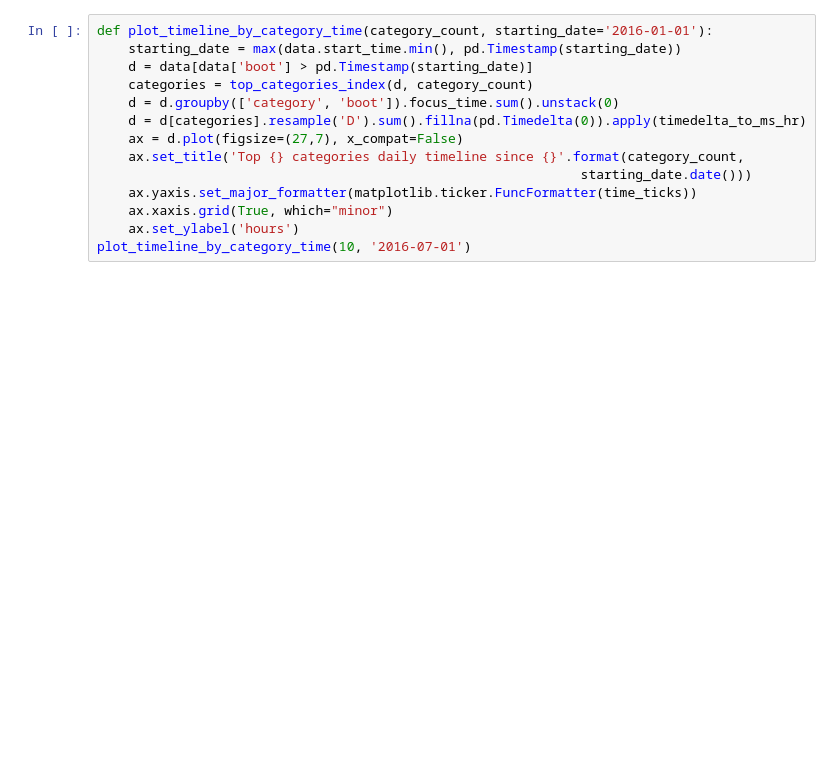
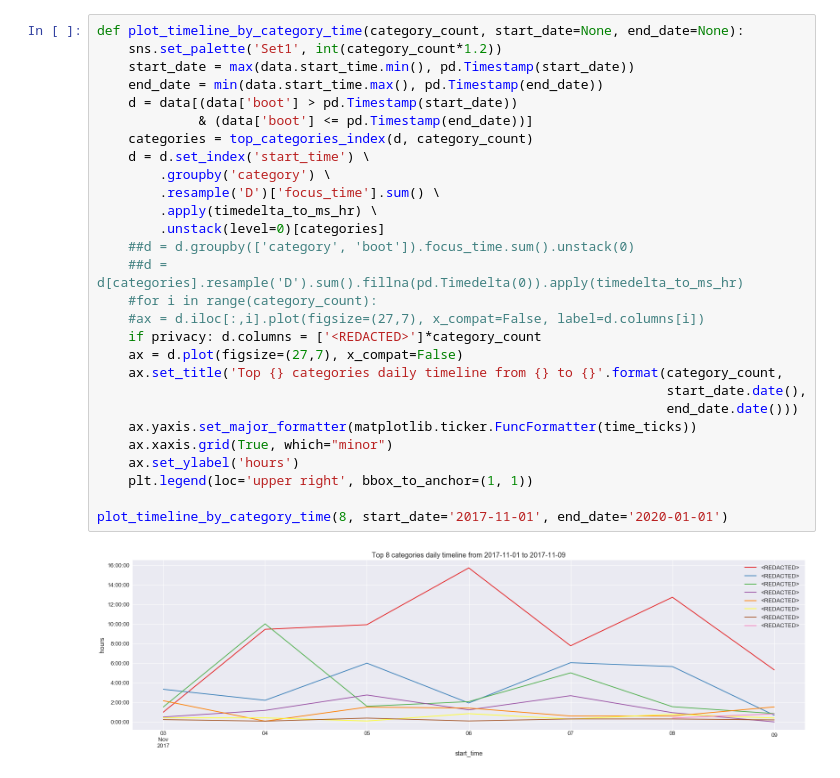
Before and after one commit to RomanKornev/Focus, a Jupyter notebook: Focus.ipynb, the cells around one changed output. Cells and saved outputs as stored; diff of their text form; blank space fills up the shorter version.

```diff
--- a/Focus.ipynb
+++ b/Focus.ipynb
@@ -207,15 +100,31 @@ plot_category_by_day('python')
 # %%
-def plot_timeline_by_category_time(category_count, starting_date='2016-01-01'):
-    starting_date = max(data.start_time.min(), pd.Timestamp(starting_date))
-    d = data[data['boot'] > pd.Timestamp(starting_date)]
+def plot_timeline_by_category_time(category_count, start_date=None, end_date=None):
+    sns.set_palette('Set1', int(category_count*1.2))
+    start_date = max(data.start_time.min(), pd.Timestamp(start_date))
+    end_date = min(data.start_time.max(), pd.Timestamp(end_date))
+    d = data[(data['boot'] > pd.Timestamp(start_date))
+             & (data['boot'] <= pd.Timestamp(end_date))]
     categories = top_categories_index(d, category_count)
-    d = d.groupby(['category', 'boot']).focus_time.sum().unstack(0)
-    d = d[categories].resample('D').sum().fillna(pd.Timedelta(0)).apply(timedelta_to_ms_hr)
+    d = d.set_index('start_time') \
+        .groupby('category') \
+        .resample('D')['focus_time'].sum() \
+        .apply(timedelta_to_ms_hr) \
+        .unstack(level=0)[categories]
+    ##d = d.groupby(['category', 'boot']).focus_time.sum().unstack(0)
+    ##d = d[categories].resample('D').sum().fillna(pd.Timedelta(0)).apply(timedelta_to_ms_hr)
+    #for i in range(category_count):
+    #ax = d.iloc[:,i].plot(figsize=(27,7), x_compat=False, label=d.columns[i])
+    if privacy: d.columns = ['<REDACTED>']*category_count
     ax = d.plot(figsize=(27,7), x_compat=False)
-    ax.set_title('Top {} categories daily timeline since {}'.format(category_count,
-                                                              starting_date.date()))
+    ax.set_title('Top {} categories daily timeline from {} to {}'.format(category_count,
+                                                                         start_date.date(),
+                                                                         end_date.date()))
     ax.yaxis.set_major_formatter(matplotlib.ticker.FuncFormatter(time_ticks))
     ax.xaxis.grid(True, which="minor")
     ax.set_ylabel('hours')
-plot_timeline_by_category_time(10, '2016-07-01')
+    plt.legend(loc='upper right', bbox_to_anchor=(1, 1))
+
+plot_timeline_by_category_time(8, start_date='2017-11-01', end_date='2020-01-01')
+# %% [output]
+[figure, added]
 # %%
```
Also changed, not shown: parts of 8 cells of this notebook, 4 other files.
